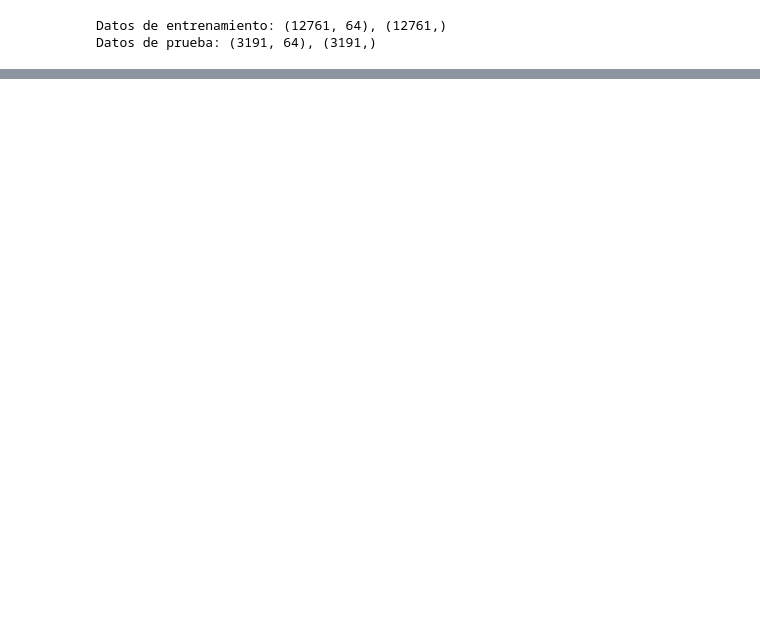
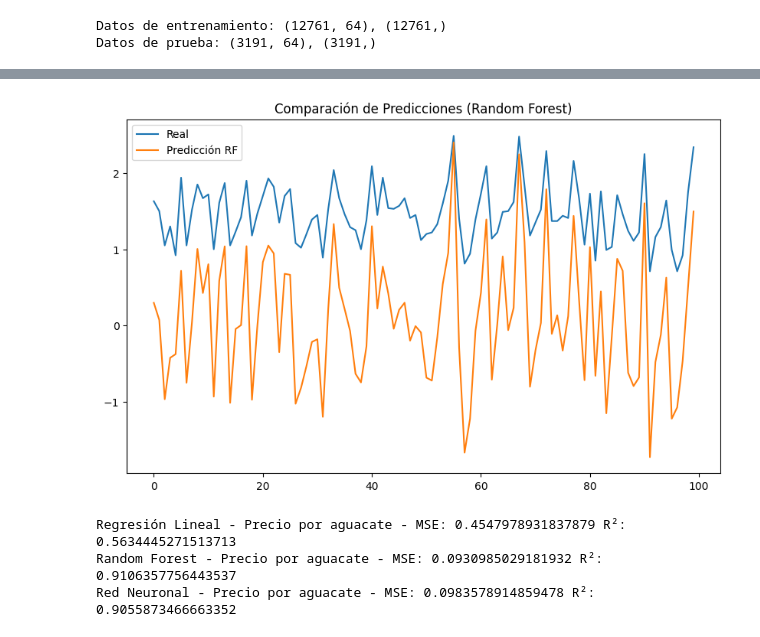
Before and after one commit to lauracoicue/Proyecto2_CDD, a Jupyter notebook: Proc2.ipynb, the cells around one changed output, grey strips where cells are left out. Cells and saved outputs as stored; diff of their text form; code cells hidden in the pictures; blank space fills up the shorter version.

```diff
--- a/Proc2.ipynb
+++ b/Proc2.ipynb
@@ -224,6 +229,13 @@ df[num_vars] = scaler.fit_transform(df[num_vars])
 # Definir variables
 X = df.drop(['averageprice', 'date'], axis=1, errors='ignore')
 y = df['averageprice']
+# %%
+# Escalado
+scaler_X = StandardScaler()
+X_scaled = scaler_X.fit_transform(X)
+
+scaler_y = StandardScaler()
+y_scaled = scaler_y.fit_transform(y.values.reshape(-1, 1)).ravel()
 # %%
 y
 # %% [output]
@@ -367,0 +354,31 @@ plt.show()
+# %%
+plt.figure(figsize=(10,6))
+plt.plot(y_test_real[:100], label='Real')
+plt.plot(y_pred_rf[:100], label='Predicción RF')
+plt.title("Comparación de Predicciones (Random Forest)")
+plt.legend()
+plt.show()
+# %% [output]
+[figure, added]
+# %%
+# Modelo 1: Regresión Lineal
+lr = LinearRegression()
+lr.fit(X_train, y_train)
+y_pred_lr = lr.predict(X_test)
+print("Regresión Lineal - Precio por aguacate - MSE:", mean_squared_error(y_test, y_pred_lr), "R²:", r2_score(y_test, y_pred_lr))
+
+# Modelo 2: Random Forest
+rf = RandomForestRegressor(n_estimators=100, random_state=42)
+rf.fit(X_train, y_train)
+y_pred_rf = rf.predict(X_test)
+print("Random Forest - Precio por aguacate - MSE:", mean_squared_error(y_test, y_pred_rf), "R²:", r2_score(y_test, y_pred_rf))
+
+# Modelo 3: Red Neuronal
+nn = MLPRegressor(hidden_layer_sizes=(100, 50), max_iter=1000, random_state=42)
+nn.fit(X_train, y_train)
+y_pred_nn = nn.predict(X_test)
+print("Red Neuronal - Precio por aguacate - MSE:", mean_squared_error(y_test, y_pred_nn), "R²:", r2_score(y_test, y_pred_nn))
+# %% [output]
+Regresión Lineal - Precio por aguacate - MSE: 0.4547978931837879 R²: 0.5634445271513713
+Random Forest - Precio por aguacate - MSE: 0.0930985029181932 R²: 0.9106357756443537
+Red Neuronal - Precio por aguacate - MSE: 0.0983578914859478 R²: 0.9055873466663352
```
Also changed, not shown: parts of 19 cells of this notebook.
